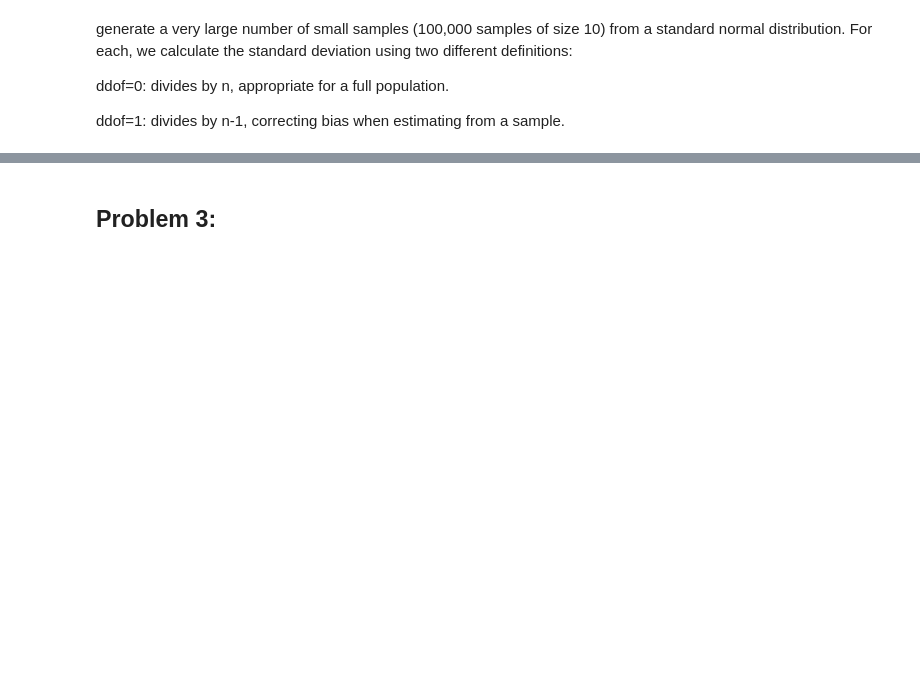
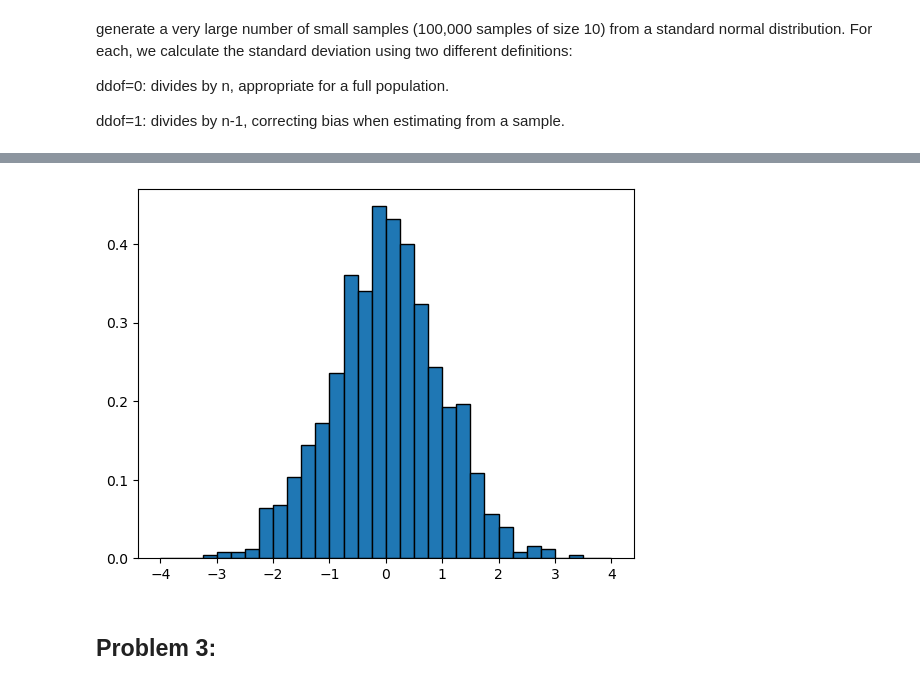
Before and after one commit to morgam7/applied-statistics, a Jupyter notebook: problems.ipynb, the cells around one changed output, grey strips where cells are left out. Drawn from its saved outputs; the diff is of its cells as text; code cells hidden in the pictures; blank space fills up the shorter version.

```diff
--- a/problems.ipynb
+++ b/problems.ipynb
@@ -374,3 +411,13 @@ plt.show()
+# %%
+
+
+# Create a blank plot.
+fig, ax = plt.subplots()
+
+# Create a histogram.
+ax.hist(data, edgecolor='black', density=True, bins=np.linspace(-4.0, 4.0, 33));
+# %% [output]
+[figure, added]
 # %% [markdown]
 ## Problem 3:
 # %% [markdown]
```
Also changed, not shown: parts of 12 cells of this notebook.
